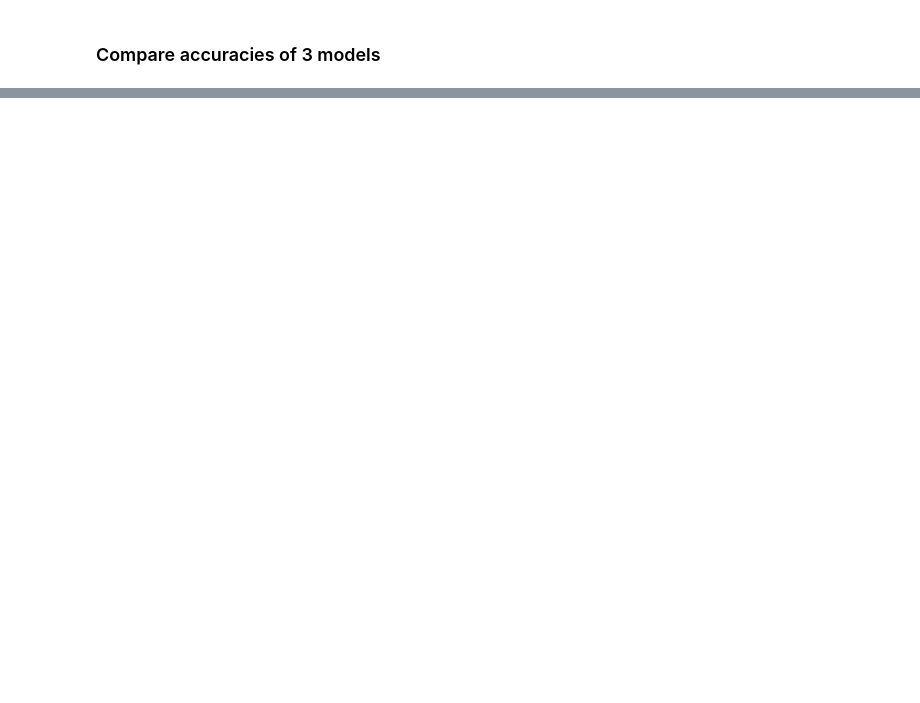
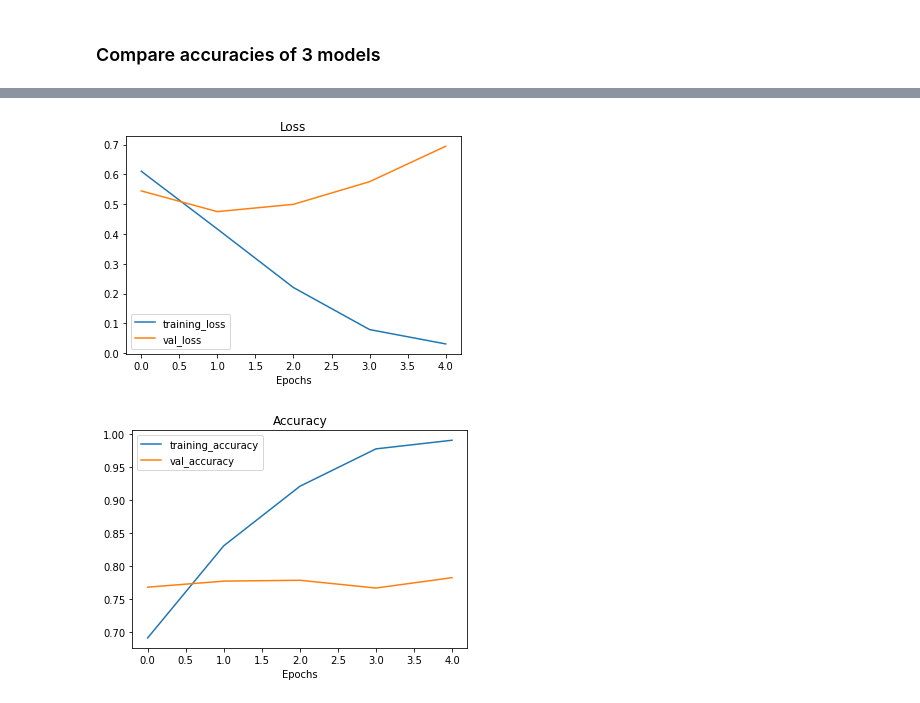
Before and after one commit to ThejakaSEP/Tensorflow_Certification, a Jupyter notebook: Exercise_05_NLP.ipynb, the cells around one changed output, grey strips where cells are left out. Cells and saved outputs as stored; diff of their text form; code cells hidden in the pictures; blank space fills up the shorter version.

```diff
--- a/Exercise_05_NLP.ipynb
+++ b/Exercise_05_NLP.ipynb
@@ -472,0 +485,13 @@ all_models_results
+# %%
+from sklearn.feature_extraction.text import TfidfVectorizer
+from sklearn.naive_bayes import MultinomialNB
+from sklearn.pipeline import Pipeline
+
+# Create tokenization and modelling pipeline
+model_0 = Pipeline([
+    ('tfidf',TfidfVectorizer()), #Convert words to numbers
+    ('clf',MultinomialNB())# model the text
+])
+
+# Fit the pipeline to the training data
+model_0.fit(train_sentences_10_percent,train_labels_10_percent)
@@ -472,0 +514,9 @@ all_models_results
+# %%
+# Create Keras layer using the USE pretrained layer from tensorflow hub
+import tensorflow_hub as hub
+import tensorflow as tf
+sentence_encoder_layer = hub.KerasLayer('https://tfhub.dev/google/universal-sentence-encoder/4',
+                                        input_shape=[],
+                                        dtype=tf.string,
+                                        trainable=True,
+                                        name='USE')
@@ -472,0 +525,12 @@ all_models_results
+# %%
+# Create model using the Sequential API
+model_6 = tf.keras.Sequential([
+    sentence_encoder_layer,
+    layers.Dense(64,activation='relu'),
+    layers.Dense(1,activation='sigmoid',name='output_layer')
+],name='model_6_USE')
+
+# Compile
+model_6.compile(loss=tf.keras.losses.BinaryCrossentropy(),
+                optimizer = tf.keras.optimizers.Adam(),
+                metrics=['accuracy'])
@@ -472,0 +556,7 @@ all_models_results
+# %%
+# Train a classifier on top of USE pretrained embeddings
+model_6_history = model_6.fit(train_sentences_10_percent,
+                              train_labels_10_percent,
+                              epochs=5,
+                              validation_data=(val_sentences,val_labels),
+                              callbacks=[create_tensorboard_callback(SAVE_DIR,'tf_hub_sentence_encoder')])
@@ -472,0 +581,6 @@ all_models_results
+# %%
+# Plot loss curves
+plot_loss_curves(model_6_history)
+# %% [output]
+[figure, added]
+[figure, added]
```
Also changed, not shown: parts of 53 cells of this notebook.
